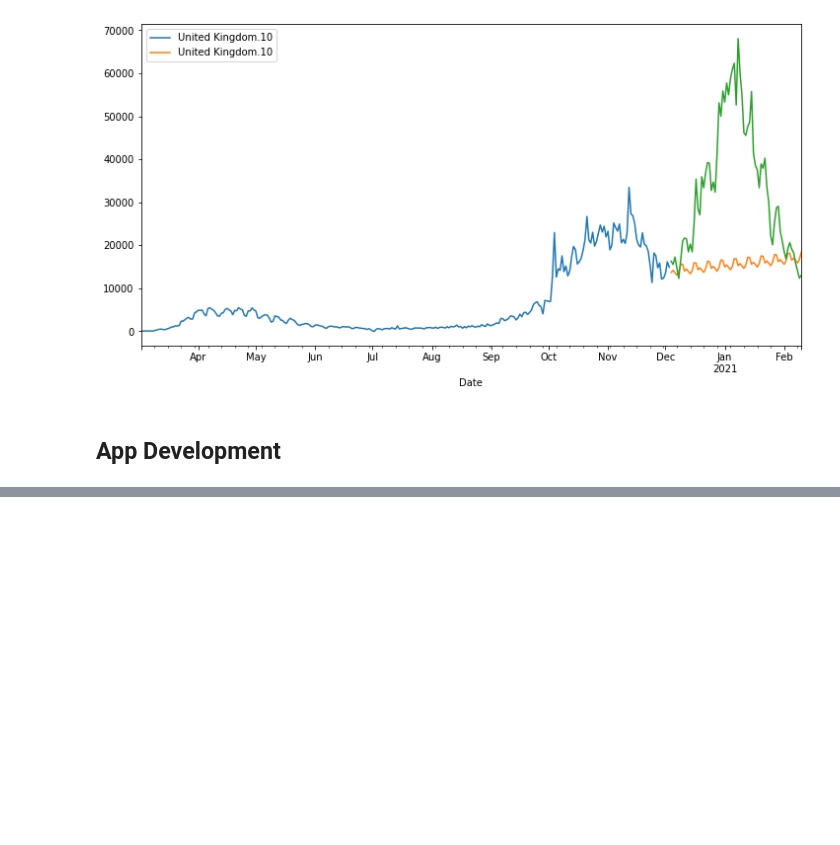
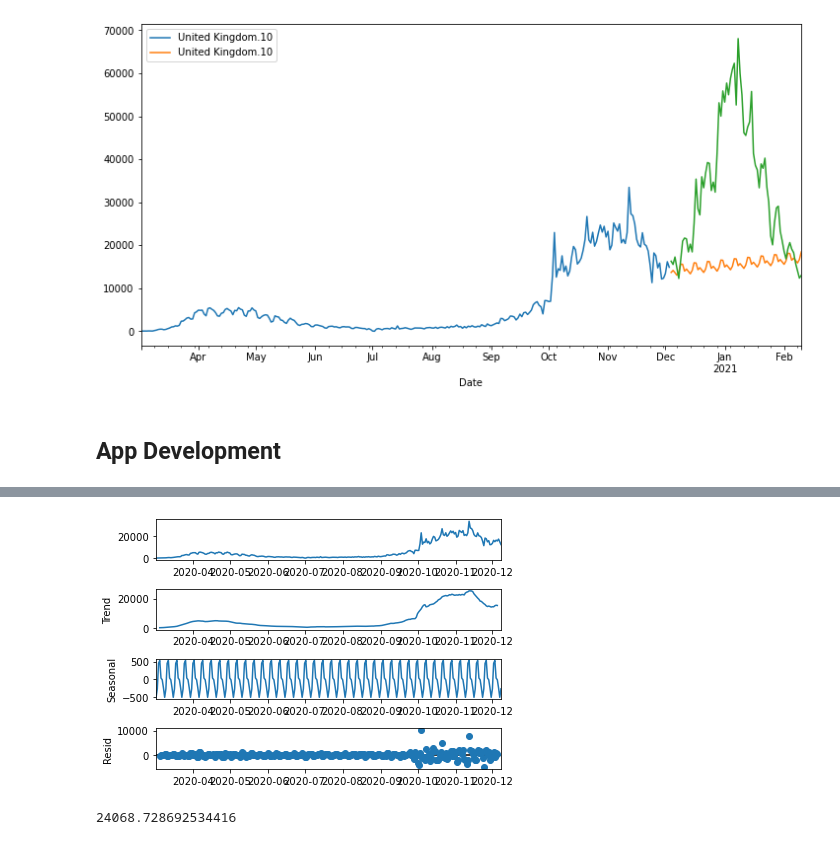
Before and after one commit to sabarishchockalingam2017/covid_forecasting, a Jupyter notebook: notebooks/covid_forecasting.ipynb, the cells around one changed output, grey strips where cells are left out. Saved outputs shown, nothing was run; the diff lists cells and outputs as text; code cells hidden in the pictures; blank space fills up the shorter version.

```diff
--- a/notebooks/covid_forecasting.ipynb
+++ b/notebooks/covid_forecasting.ipynb
@@ -324,0 +415,4 @@ app.run_server(mode='inline')
+# %%
+seasres.plot();
+# %% [output]
+[figure, added]
@@ -324,0 +421,4 @@ app.run_server(mode='inline')
+# %%
+rmse(testdata, pred_data, axis=None)
+# %% [output]
+24068.728692534416
```
Also changed, not shown: parts of 24 cells of this notebook.
